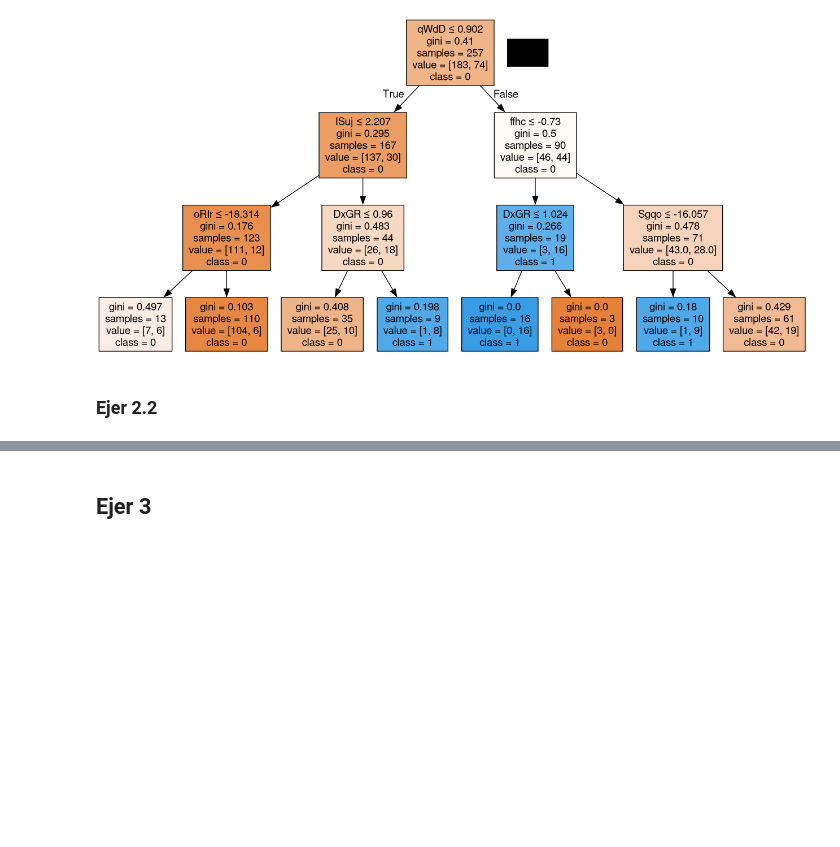
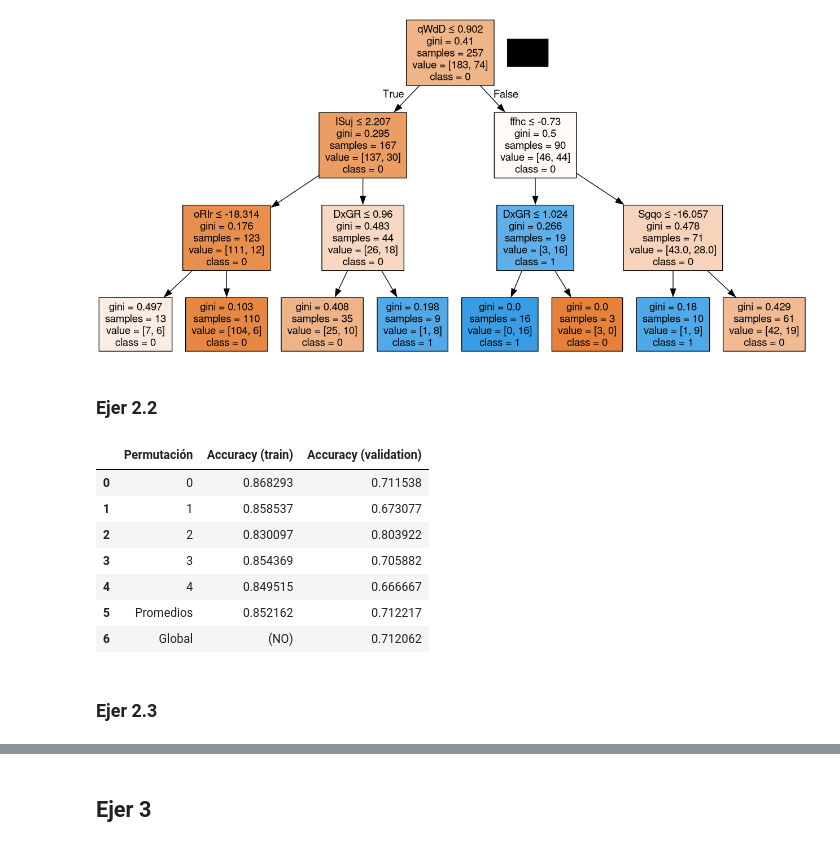
Before and after one commit to mariok99/tp, a Jupyter notebook: sol.ipynb, the cells around one changed output, grey strips where cells are left out. Drawn from its saved outputs; the diff is of its cells as text; code cells hidden in the pictures; blank space fills up the shorter version.

```diff
--- a/sol.ipynb
+++ b/sol.ipynb
@@ -110,5 +114,59 @@ dibujar_arbol(tree_3, c_name=['0','1'], f_name=df.drop(columns=['target']).colum
 # %% [output]
 [figure]
+# %% [markdown]
+### Ejer 2.2
+# %%
+# FALTA AÑADIR LAS AUCROC Y ESO
+tree_2 = DecisionTreeClassifier(max_depth=3, random_state=SEED)
+
+resultados_folds = []
+
+y_global_true = np.empty(len(y_train))
+y_global_pred = np.empty(len(y_train))
+
+for fold_idx, (train_index, val_index) in enumerate(stratifiedKFold.split(X_train, y_train)):
+
+    kf_X_train, kf_X_test = X_train.iloc[train_index], X_train.iloc[val_index]
+    kf_y_train, kf_y_test = y_train.iloc[train_index], y_train.iloc[val_index]
+
+    tree_2.fit(kf_X_train, kf_y_train)
+
+    y_pred_train = tree_2.predict(kf_X_train)
+
+    y_pred_test = tree_2.predict(kf_X_test)
+
+    y_global_true[val_index] = kf_y_test
+    y_global_pred[val_index] = y_pred_test
+
+
+    resultados_folds.append({
+        'Permutación': str(fold_idx),
+        'Accuracy (train)': accuracy_score(kf_y_train, y_pred_train),
+        'Accuracy (validation)': accuracy_score(kf_y_test, y_pred_test),
+    })
+
+df_tabla = pd.DataFrame(resultados_folds)
+
+promedios = df_tabla.drop(columns=['Permutación']).mean()
+df_tabla.loc[len(df_tabla)] = ['Promedios'] + list(promedios)
+
+
+df_tabla.loc[len(df_tabla)] = [
+    'Global',
+    '(NO)',
+    accuracy_score(y_global_true, y_global_pred)
+]
+
+df_tabla
+# %% [output]
+|  | Permutación | Accuracy (train) | Accuracy (validation) |
+| 0 | 0 | 0.868293 | 0.711538 |
+| 1 | 1 | 0.858537 | 0.673077 |
+| 2 | 2 | 0.830097 | 0.803922 |
+| 3 | 3 | 0.854369 | 0.705882 |
+| 4 | 4 | 0.849515 | 0.666667 |
+| 5 | Promedios | 0.852162 | 0.712217 |
+| 6 | Global | (NO) | 0.712062 |
 # %% [markdown]
-### Ejer 2.2
+### Ejer 2.3
 # %%
```
Also changed, not shown: parts of 10 cells of this notebook, 1 other file.
